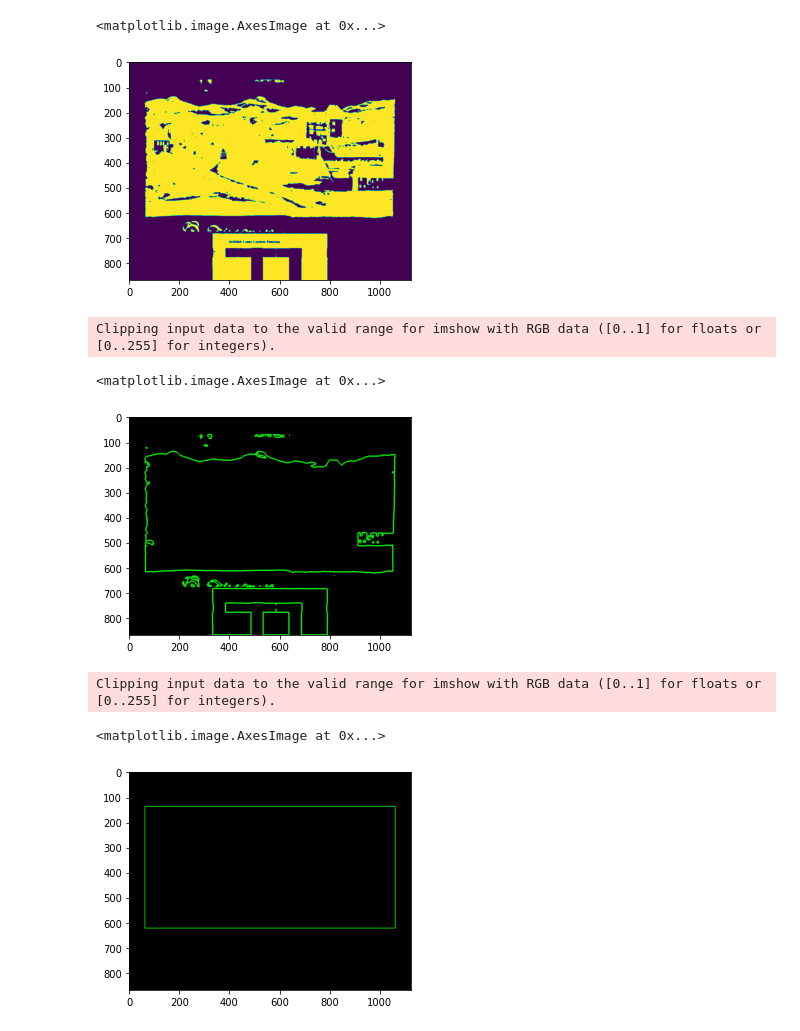
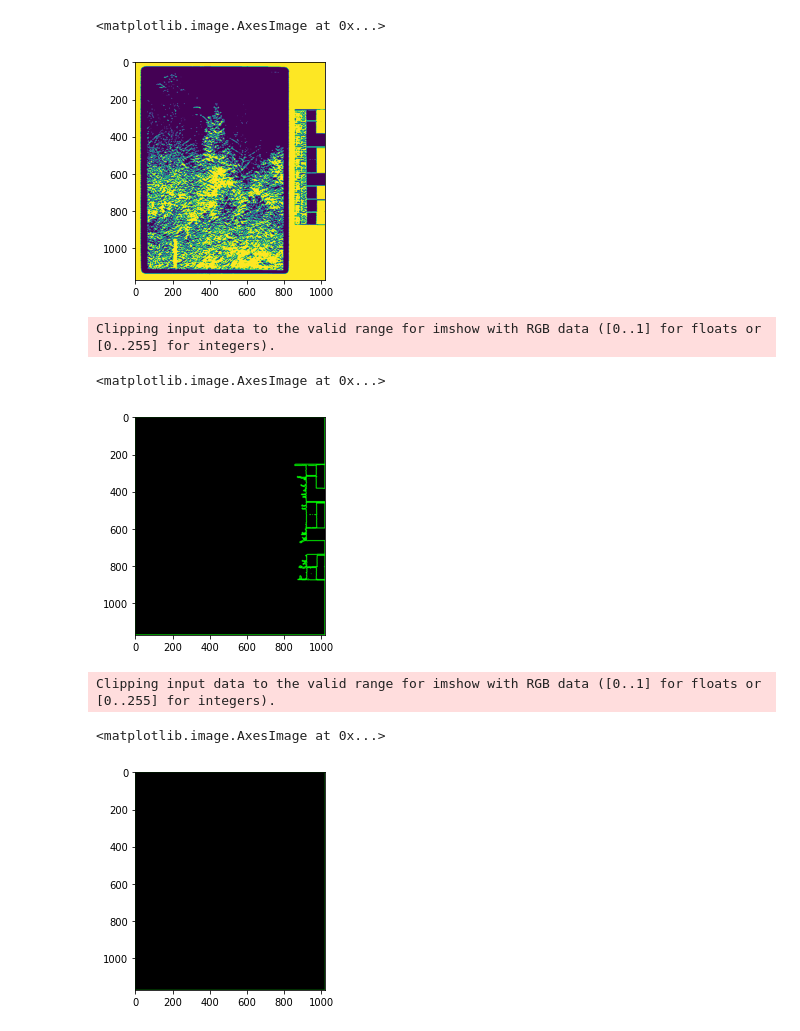
Before and after one commit to swiss-art-research-net/bso-image-segmentation, a Jupyter notebook: notebooks/opencv-region-detection.ipynb, the cells around one changed output. Cells and saved outputs as stored; diff of their text form; code cells hidden in the pictures.

Commit message:
experiment with filter

```diff
--- a/notebooks/opencv-region-detection.ipynb
+++ b/notebooks/opencv-region-detection.ipynb
@@ -25,7 +16,9 @@ exampleIDs = ['nb-480015']#
+# %%
+exampleIDs = ['zbz-990109065290205508']
 # %%
 exampleImages = [d for d in images if d[:-4] in exampleIDs]
 # %%
-exampleImage = random.sample(images,1)[0]# exampleImages[0]
+exampleImage = exampleImages[0]
 # %%
 image = cv2.imread(join(imagesDirectory, exampleImage))
 image = image[:,:,::-1]
@@ -36,5 +29,6 @@ plt.imshow(Image.fromarray(image))
 # %%
-extendedImage = cv2.copyMakeBorder(image,50,50,50,50,cv2.BORDER_REPLICATE)
+extension = 0
+extendedImage = cv2.copyMakeBorder(image,extension,extension,extension,extension,cv2.BORDER_REPLICATE)
 plt.imshow(Image.fromarray(extendedImage))
 # %% [output]
 <matplotlib.image.AxesImage at 0x...>
@@ -48,0 +43,7 @@ plt.imshow(Image.fromarray(gray))
+# %%
+# Apply blurring kernel
+kernel = np.array([[-2,-5,-2],
+                    [0,1,0],
+                    [2,5,2]])
+filteredImage = cv2.filter2D(src=gray, ddepth=-1, kernel=kernel)
+plt.imshow(Image.fromarray(filteredImage))
@@ -49,9 +53,9 @@ plt.imshow(Image.fromarray(gray))
 # %%
-ret, thresh = cv2.threshold(gray,0,255,cv2.THRESH_BINARY_INV+cv2.THRESH_OTSU)
+ret, thresh = cv2.threshold(filteredImage,0,255,cv2.THRESH_BINARY_INV+cv2.THRESH_OTSU)
 plt.imshow(Image.fromarray(thresh))
 # %% [output]
 <matplotlib.image.AxesImage at 0x...>
-[figure, old version]
+[figure, new version]
 # %%
 contours, hierarchy = cv2.findContours(thresh, cv2.RETR_EXTERNAL, cv2.CHAIN_APPROX_SIMPLE)
 # %%
@@ -61,7 +65,7 @@ plt.imshow(img_contours)
 # %% [output]
 Clipping input data to the valid range for imshow with RGB data ([0..1] for floats or [0..255] for integers).
 <matplotlib.image.AxesImage at 0x...>
-[figure, old version]
+[figure, new version]
 # %%
 areas = [cv2.contourArea(c) for c in contours]
 # %%
@@ -69,10 +73,11 @@ max_index = np.argmax(areas)
 # %%
 cnt=contours[max_index]
 x,y,w,h = cv2.boundingRect(cnt)
+
 img = np.zeros(extendedImage.shape)
 cv2.rectangle(img,(x,y),(x+w,y+h),(0,255,0),2)
 plt.imshow(img)
 # %% [output]
 Clipping input data to the valid range for imshow with RGB data ([0..1] for floats or [0..255] for integers).
 <matplotlib.image.AxesImage at 0x...>
-[figure, old version]
+[figure, new version]
```
Also changed, not shown: parts of 12 cells of this notebook.
